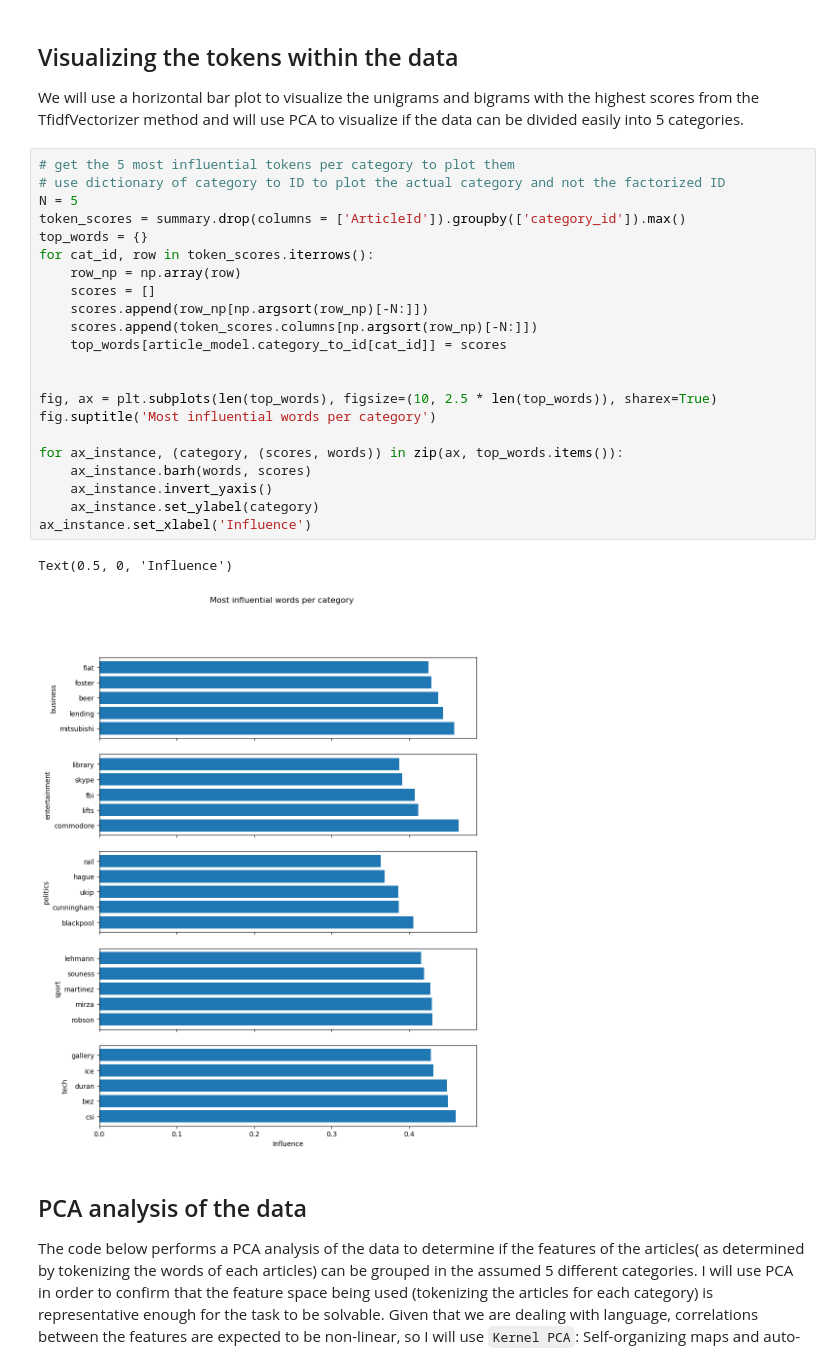
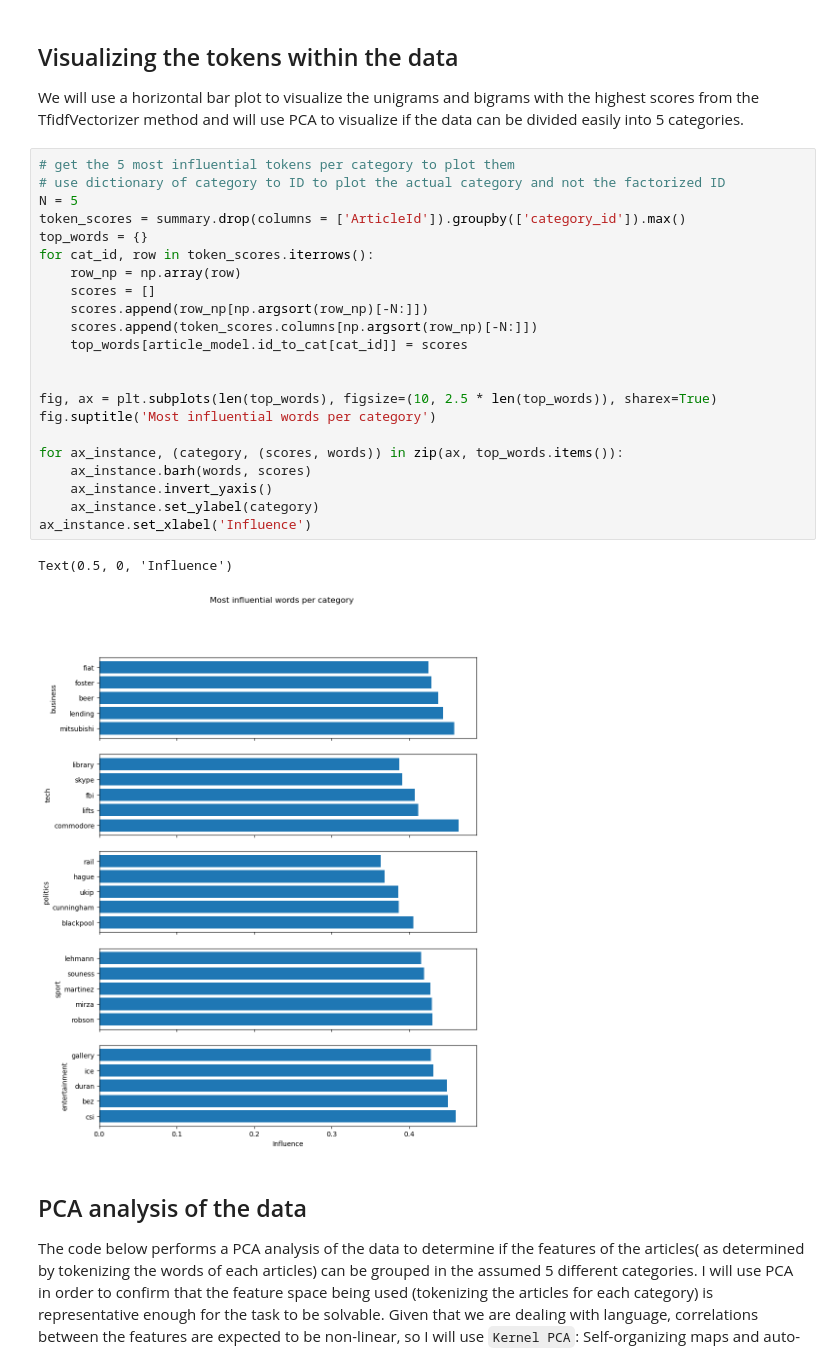
Before and after one commit to Adalberto-Machin/Kaggle_BBC_news_competition, a Jupyter notebook: report.ipynb, the cells around one changed output. Drawn from its saved outputs; the diff is of its cells as text.

```diff
--- a/report.ipynb
+++ b/report.ipynb
@@ -174,28 +176,28 @@ We will use a horizontal bar plot to visualize the unigrams and bigrams with the
 # %%
 # get the 5 most influential tokens per category to plot them
 # use dictionary of category to ID to plot the actual category and not the factorized ID
 N = 5
 token_scores = summary.drop(columns = ['ArticleId']).groupby(['category_id']).max()
 top_words = {}
 for cat_id, row in token_scores.iterrows():
     row_np = np.array(row)
     scores = []
     scores.append(row_np[np.argsort(row_np)[-N:]])
     scores.append(token_scores.columns[np.argsort(row_np)[-N:]])
-    top_words[article_model.category_to_id[cat_id]] = scores
+    top_words[article_model.id_to_cat[cat_id]] = scores
 
 
 fig, ax = plt.subplots(len(top_words), figsize=(10, 2.5 * len(top_words)), sharex=True)
 fig.suptitle('Most influential words per category')
 
 for ax_instance, (category, (scores, words)) in zip(ax, top_words.items()):
     ax_instance.barh(words, scores)
     ax_instance.invert_yaxis()
     ax_instance.set_ylabel(category)
 ax_instance.set_xlabel('Influence')
 # %% [output]
 Text(0.5, 0, 'Influence')
-[figure, old version]
+[figure, new version]
 # %% [markdown]
 ## PCA analysis of the data
 
```
Also changed, not shown: parts of 8 cells of this notebook, 1 other file.
